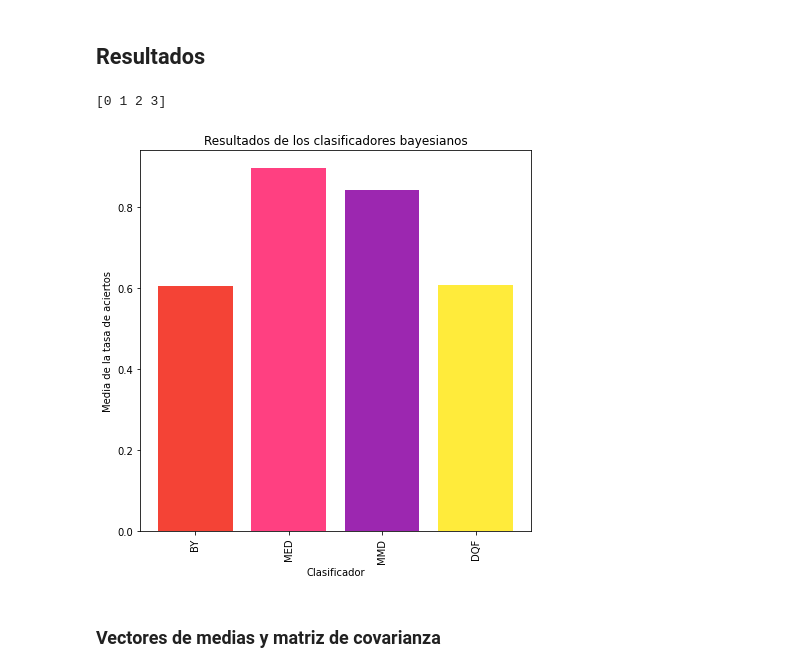
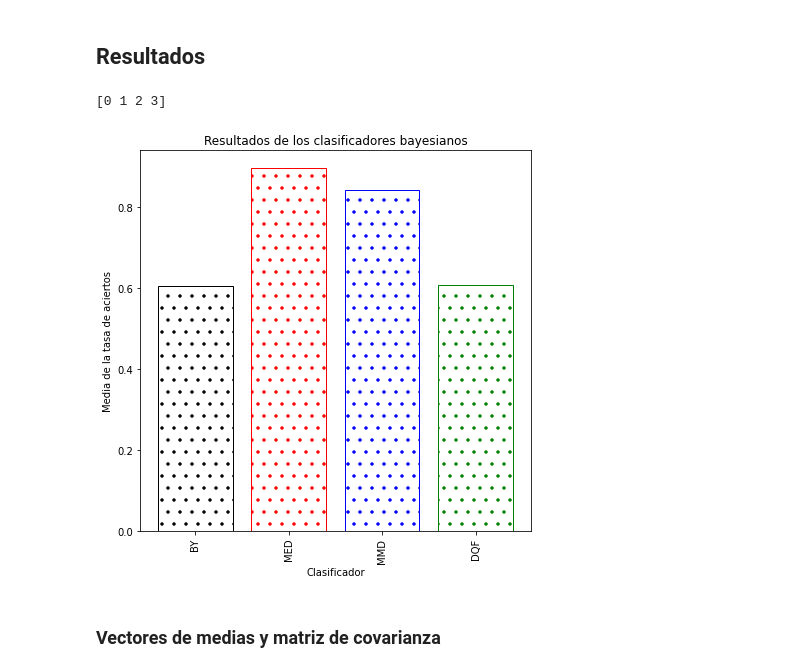
Before and after one commit to nachocodexx/cinvestav-da-final_project, a Jupyter notebook: Untitled.ipynb, the cells around one changed output. Drawn from its saved outputs; the diff is of its cells as text; code cells hidden in the pictures.

```diff
--- a/Untitled.ipynb
+++ b/Untitled.ipynb
@@ -175,26 +183,27 @@ bayes_tresults
 # %%
 def plot_mean(data,**kwargs):
     TITLE  = kwargs.get("title","Resultados de los clasificadores bayesianos")
     XLABEL = kwargs.get("x_label","Clasificador")
     YLABEL = kwargs.get("y_label","Media de la tasa de aciertos")
     XTICKS = kwargs.get("x_ticks",["BY","MED","MMD","DQF"])
     _,ax = plt.subplots(figsize=(7,7))
     ax.set_title(TITLE)
     ax.set_xlabel(XLABEL)
     ax.set_ylabel(YLABEL)
 #     x_labels =
     heights = np.array(data)
 #     print(heights)
     x   = np.array(range(heights.shape[0]))
     print(x)
     plt.xticks(x, XTICKS, rotation="vertical")
-    ax.bar(x,heights,color=["#F44336","#FF4081","#9C27B0","#FFEB3B","#CDDC39"])
+#     ax.bar(x,heights,color=["#F44336","#FF4081","#9C27B0","#FFEB3B","#CDDC39"])
+    ax.bar(x,heights,color=["#fff"],hatch=".",edgecolor=["black","red","blue","green","gray"])
 plot_mean(bayes_tresults)
 plt.savefig("p0",dpi=300)
 # plot_mean(perceptron_results)
 # %% [output]
 [0 1 2 3]
-[figure, old version]
+[figure, new version]
 # %% [markdown]
 ### Vectores de medias y matriz de covarianza
 # %% [markdown]
```
Also changed, not shown: parts of 22 cells of this notebook, 1 other file.
